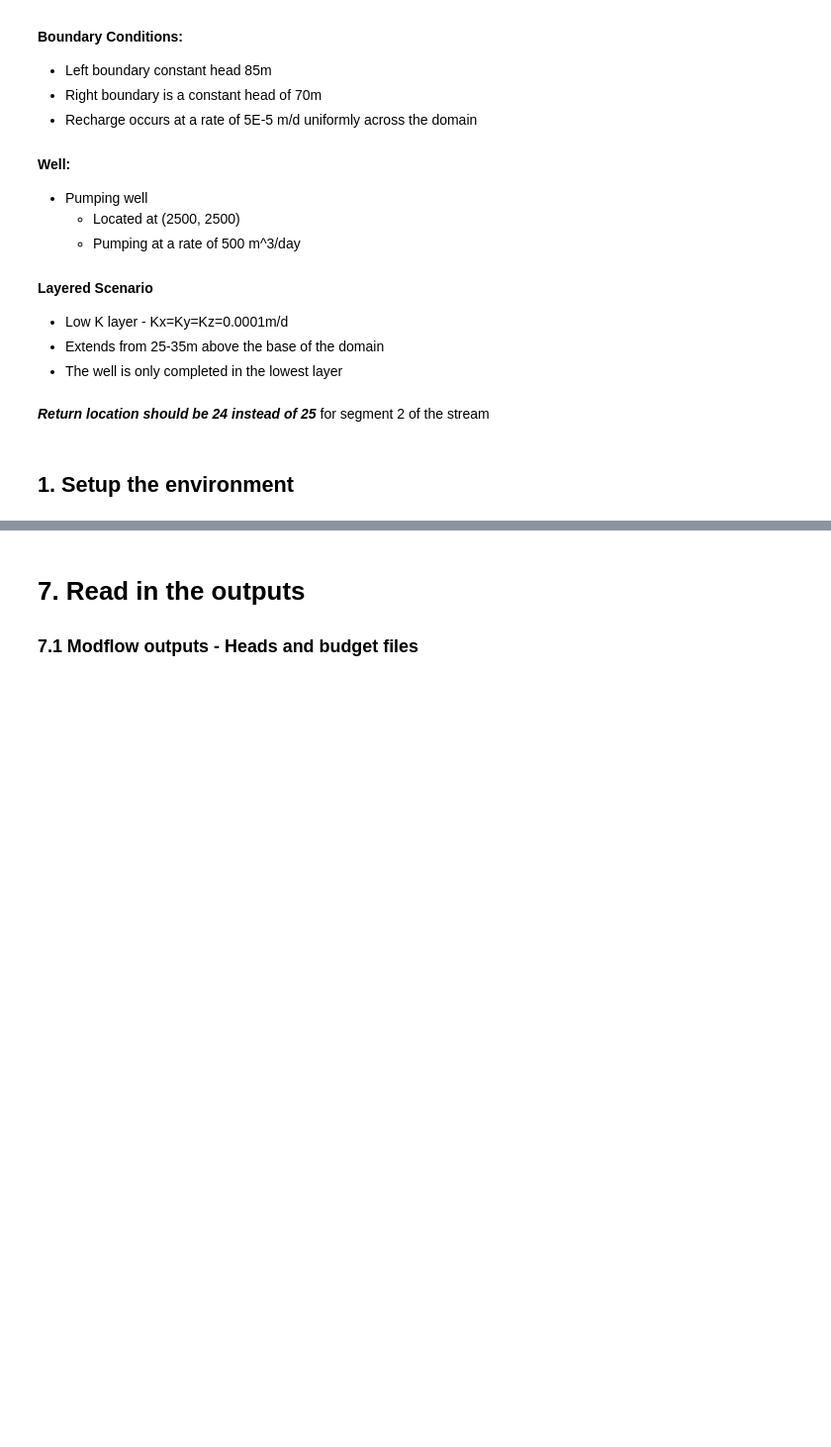
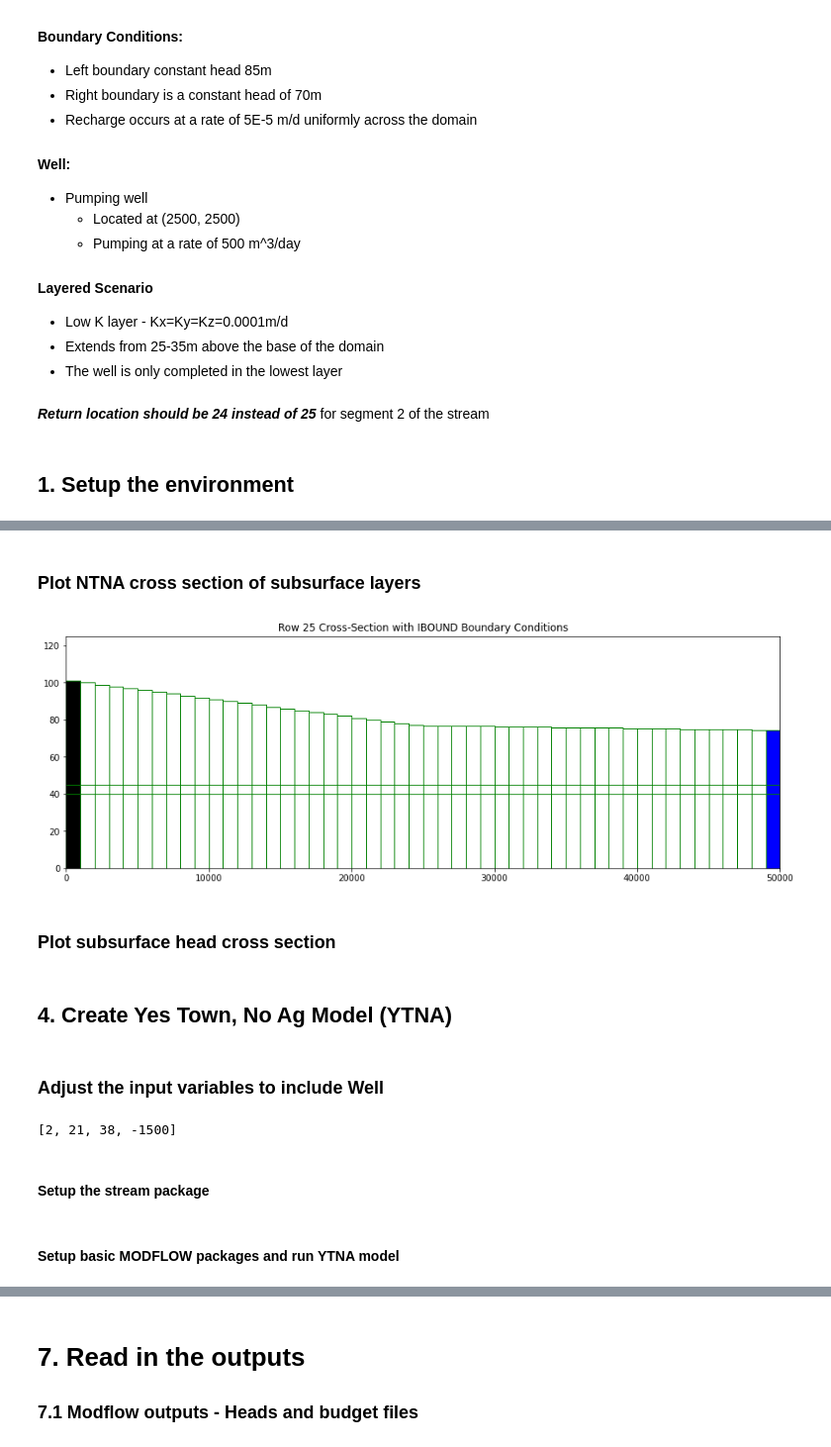
Before and after one commit to GW-modelling-Spring2022/homework-Whrligig, a Jupyter notebook: Working/HW12_WatershedModel/HW12_model_Boyd.ipynb, the cells around one changed output, grey strips where cells are left out. Shown: that part at 99% size. Drawn from its saved outputs; the diff is of its cells as text; code cells hidden in the pictures; blank space fills up the shorter version.

```diff
--- a/Working/HW12_WatershedModel/HW12_model_Boyd.ipynb
+++ b/Working/HW12_WatershedModel/HW12_model_Boyd.ipynb
@@ -604,0 +308,14 @@ t = ax.set_title('Row 25 Cross-Section with IBOUND Boundary Conditions')
+# %% [markdown]
+### Plot NTNA cross section of subsurface layers
+# %%
+fig = plt.figure(figsize=(15, 5))
+ax = fig.add_subplot(1, 1, 1)
+
+xsect = flopy.plot.PlotCrossSection(model=m1, line={'row': 24}) #note use the key 'column' if you want to plot a column instead
+patches = xsect.plot_ibound(color_noflow='black', color_ch='blue')
+linecollection = xsect.plot_grid(color='green')
+t = ax.set_title('Row 25 Cross-Section with IBOUND Boundary Conditions')
+# %% [output]
+[figure, added]
+# %% [markdown]
+### Plot subsurface head cross section
@@ -604,0 +353,26 @@ t = ax.set_title('Row 25 Cross-Section with IBOUND Boundary Conditions')
+# %% [markdown]
+## 4. Create Yes Town, No Ag Model (YTNA)
+# %% [markdown]
+### Adjust the input variables to include Well
+# %%
+modelname2 = "YTNA_model"
+m2 = flopy.modflow.Modflow(modelname2, exe_name = moddir)
+
+# Use well code from Farm code for multiple wells
+# sp_fluxes = {0: [wildfluxes, acme1fluxes, acme2fluxes]}   #create a dictionary with entries for each stress period
+
+
+# Well setup
+pumping = -1500 #m3/day  #given
+well_row = 21
+well_col= 38
+well_loc = (2,well_row,well_col) #Well loc should be layer, row, column
+# print(well_loc)
+well_1 = [i for i in well_loc] + [pumping]
+wel_spd = {0: [well_1]} #putting the well in the bottom layer
+#print(well_col)
+print(well_1)
+# %% [output]
+[2, 21, 38, -1500]
+# %% [markdown]
+#### Setup the stream package
@@ -604,0 +449,2 @@ t = ax.set_title('Row 25 Cross-Section with IBOUND Boundary Conditions')
+# %% [markdown]
+#### Setup basic MODFLOW packages and run YTNA model
```
Also changed, not shown: parts of 62 cells of this notebook, 3 other files.
